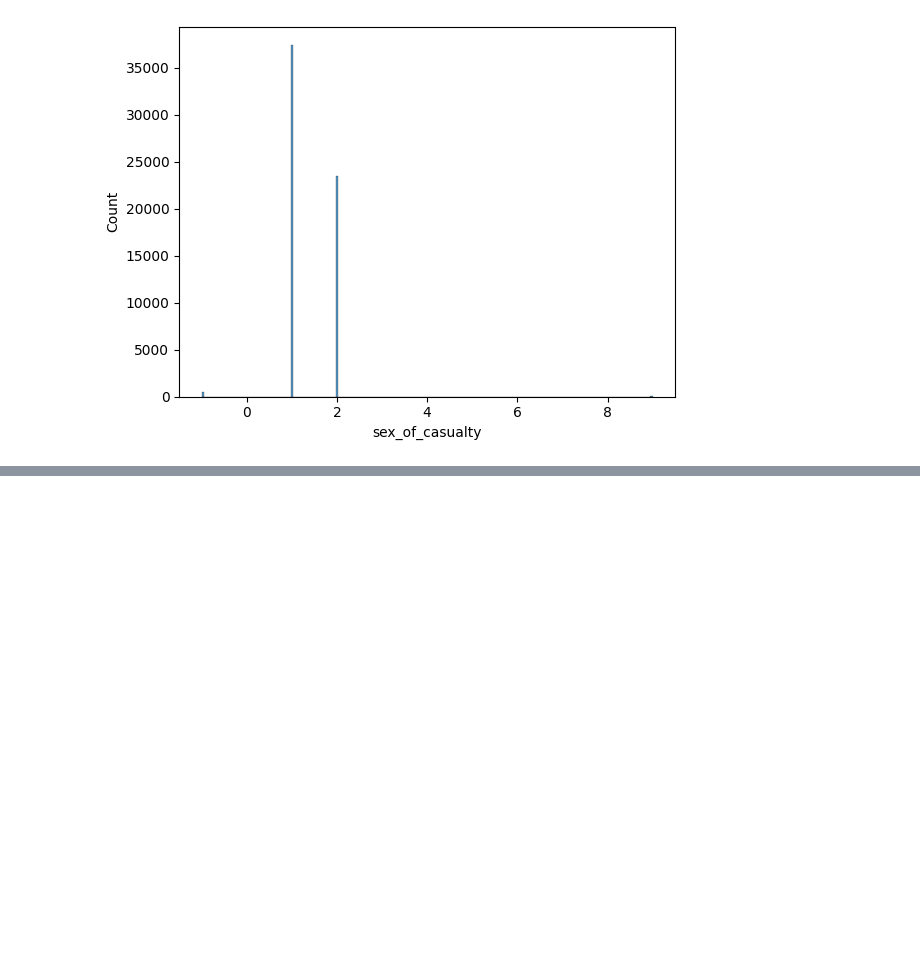
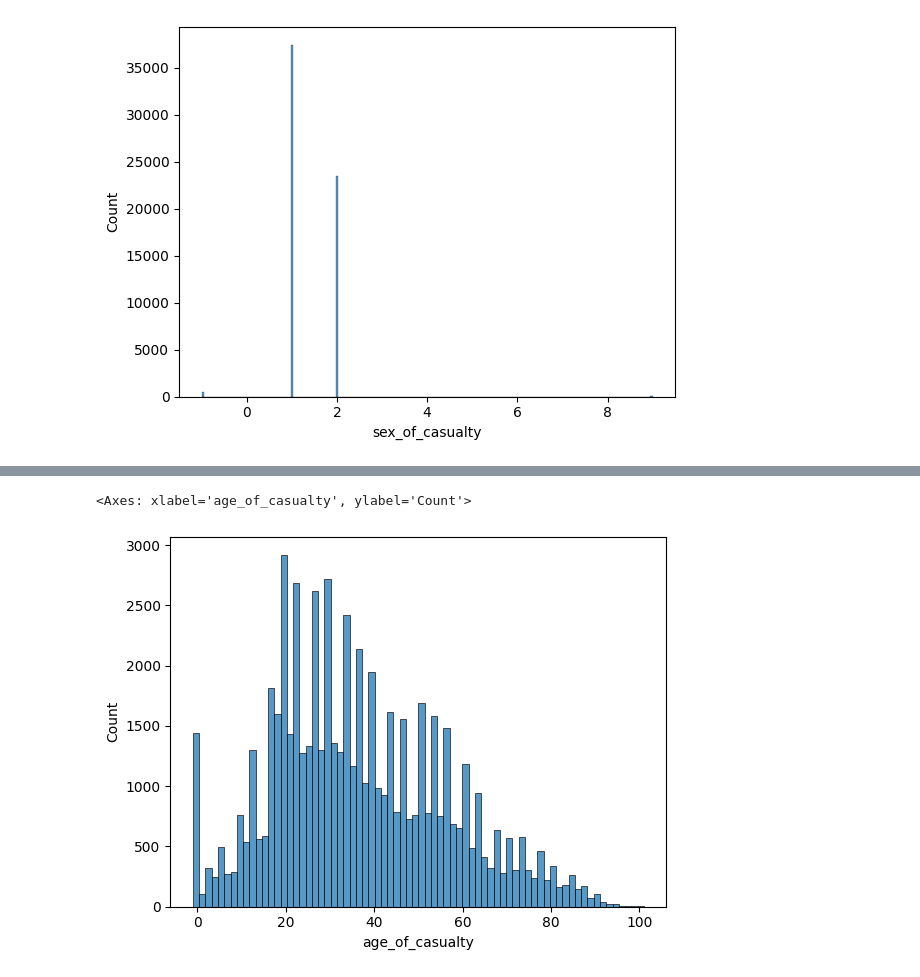
Before and after one commit to ali78efi/accidents_data_analyzing, a Jupyter notebook: accident_analys.ipynb, the cells around one changed output, grey strips where cells are left out. Cells and saved outputs as stored; diff of their text form; code cells hidden in the pictures; blank space fills up the shorter version.

Commit message:
age_of_casualty checked and -1 values replaced with None

```diff
--- a/accident_analys.ipynb
+++ b/accident_analys.ipynb
@@ -146,6 +146,6 @@ sns.histplot(data.sex_of_casualty)
 [figure]
 # %%
 # turning this outliers values to None
-sex_of_casualty_outliers = data[ (data.sex_of_casualty == 22) | (data.sex_of_casualty == 148) ].index
+sex_of_casualty_outliers = data[ (data.sex_of_casualty == -1) | (data.sex_of_casualty == 9) ].index
 for item in sex_of_casualty_outliers:
     data.loc[item, 'sex_of_casualty'] = None
@@ -151,0 +168,7 @@ for item in sex_of_casualty_outliers:
+# %%
+sns.histplot(data.age_of_casualty)
+# there is a big bar for -1
+# and its not following the bell shape
+# %% [output]
+<Axes: xlabel='age_of_casualty', ylabel='Count'>
+[figure, added]
```
Also changed, not shown: parts of 4 cells of this notebook.
